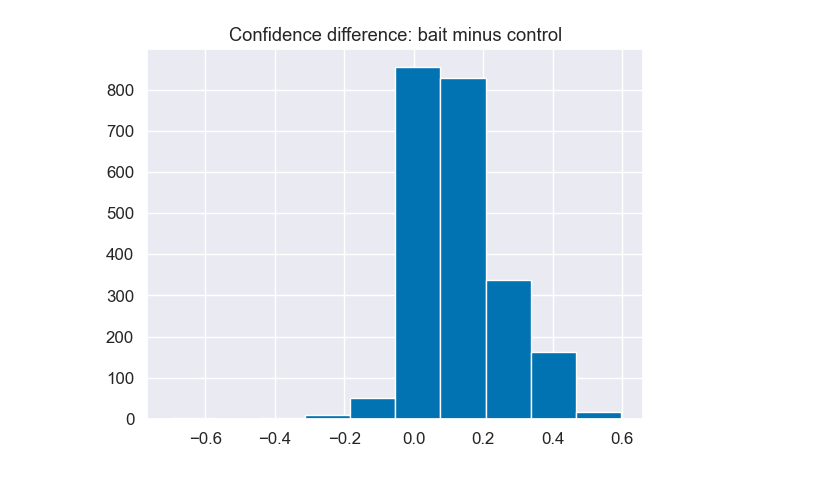
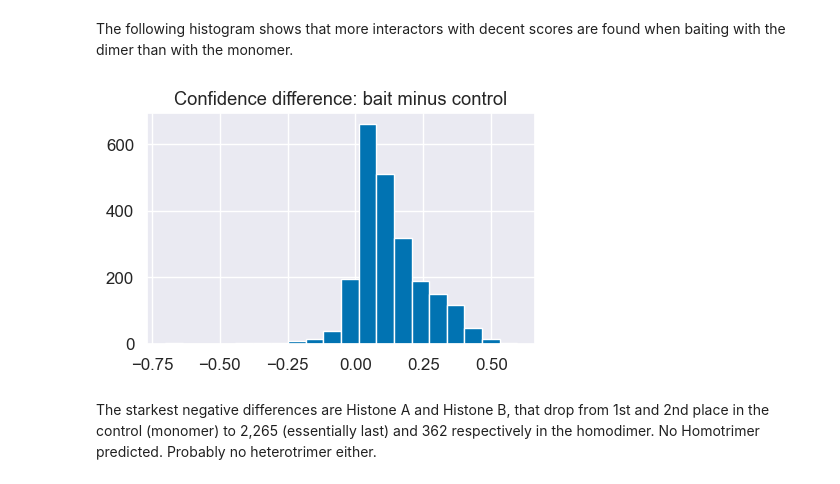
Before and after one commit to srom/afpd, a Jupyter notebook: notebook/analysis.ipynb, the cells around one changed output. Cells and saved outputs as stored; diff of their text form; code cells hidden in the pictures.

```diff
--- a/notebook/analysis.ipynb
+++ b/notebook/analysis.ipynb
@@ -25,17 +37,32 @@ control_df = pd.read_csv(
 # %%
-ctrl_index = control_df.index
+bait_df = pd.read_csv(
+    base_folder / 'outputs' / f'{bait_id}_pulldown_scores_annotated.csv',
+    index_col='target_uniprot_id',
+).drop('dockq', axis='columns')
+bait_df['rank'] = [i+1 for i in range(len(bait_df))]
 
-def compute_diff_with_ctrl(row):
-    target_id = row.name
+control_df = pd.read_csv(
+    base_folder / 'outputs' / f'{control_id}_pulldown_scores_annotated.csv',
+    index_col='target_uniprot_id',
+)
 
-    confidence = row['confidence']
-    if target_id in ctrl_index:
-        confidence_ctrl = control_df.loc[target_id, 'confidence']
+# Compute the difference in score versus control (bait confidence minus control confidence)
+def compute_diff_with_ctrl(control_df):
+    ctrl_index = control_df.index
 
-        return confidence - confidence_ctrl
-    else:
-        return np.nan
+    def fn(row):
+        target_id = row.name
+
+        confidence = row['confidence']
+        if target_id in ctrl_index:
+            confidence_ctrl = control_df.loc[target_id, 'confidence']
+
+            return confidence - confidence_ctrl
+        else:
+            return np.nan
+
+    return fn
 
 
-bait_df['rank'] = [i+1 for i in range(len(bait_df))]
-bait_df['ctrl_diff'] = bait_df.apply(compute_diff_with_ctrl, axis=1)
+bait_df['ctrl_diff'] = bait_df.apply(compute_diff_with_ctrl(control_df), axis=1)
+bait_df_sorted = bait_df.sort_values('ctrl_diff', ascending=False)
@@ -42,5 +86,9 @@ bait_df['ctrl_diff'] = bait_df.apply(compute_diff_with_ctrl, axis=1)
+# %% [markdown]
+The following histogram shows that more interactors with decent scores are found when baiting with the dimer than with the monomer.
 # %%
-ax = bait_df['ctrl_diff'].hist();
+ax = bait_df['ctrl_diff'].hist(bins=20, figsize=(5, 3));
 ax.set_title('Confidence difference: bait minus control');
 # %% [output]
-[figure, old version]
+[figure, new version]
+# %% [markdown]
+The starkest negative differences are Histone A and Histone B, that drop from 1st and 2nd place in the control (monomer) to 2,265 (essentially last) and 362 respectively in the homodimer. No Homotrimer predicted. Probably no heterotrimer either.
```
Also changed, not shown: parts of 32 cells of this notebook.
